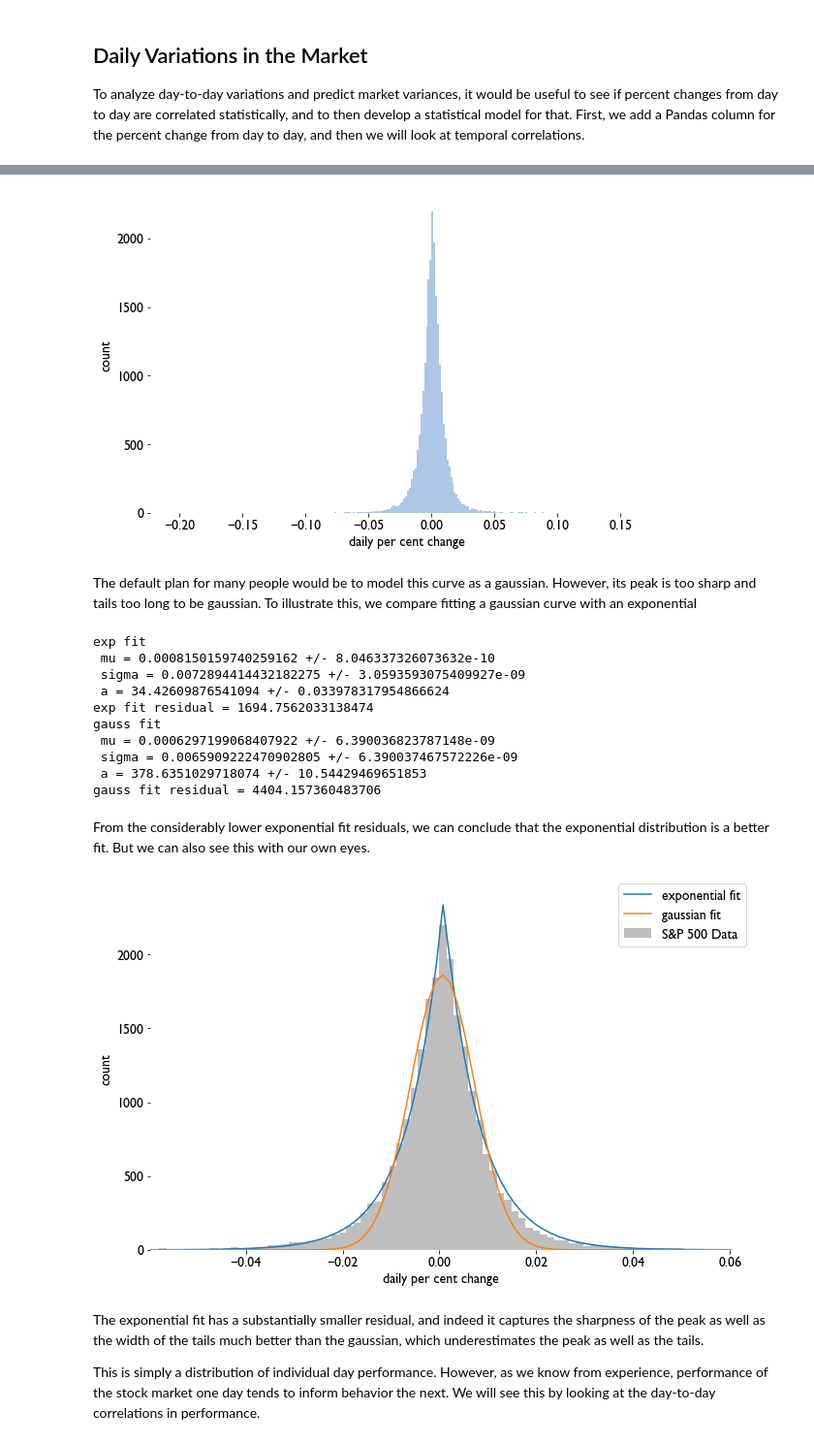
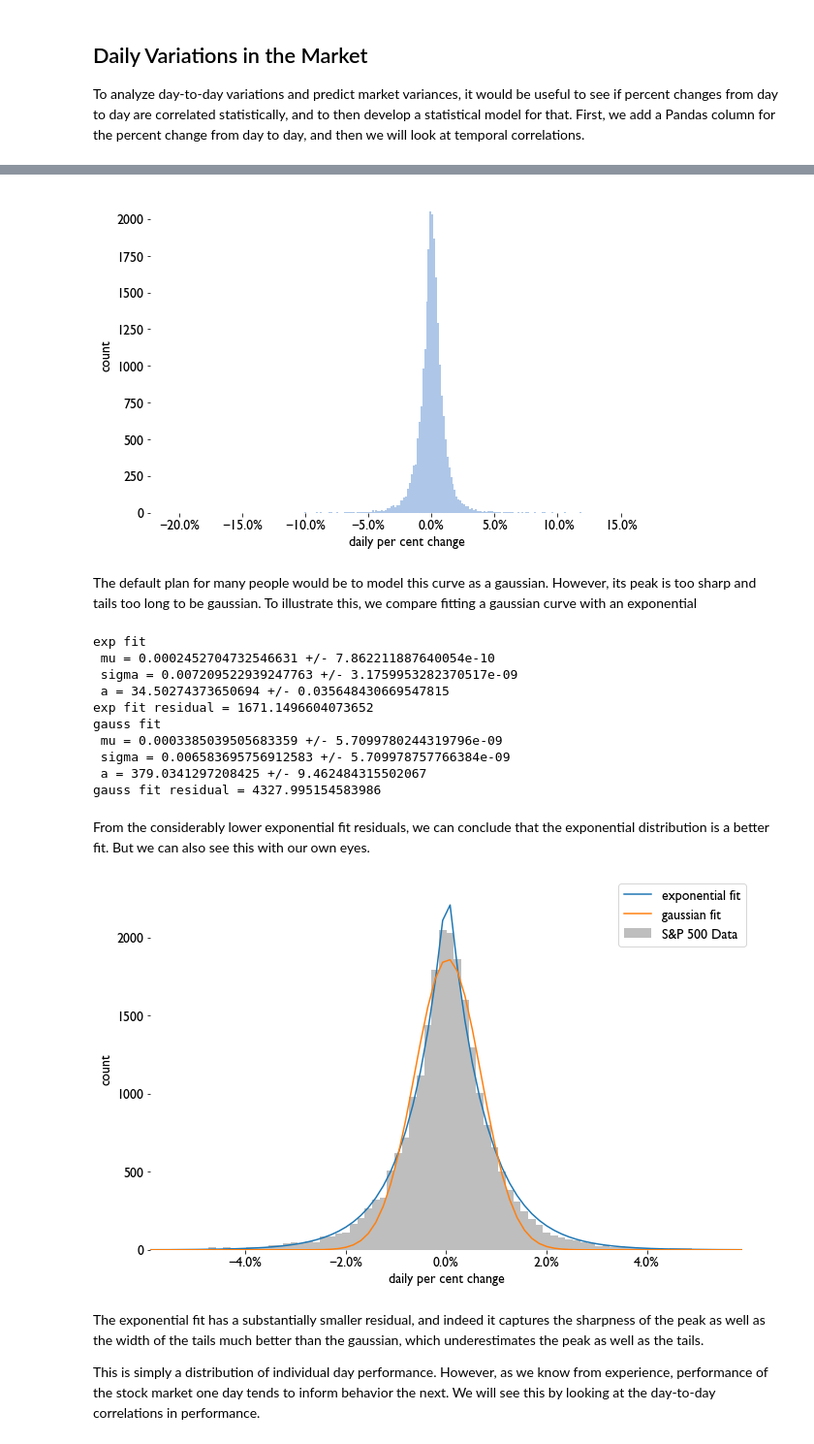
Before and after one commit to sdwebb/sp500_random_walk, a Jupyter notebook: notebooks/sp500_projection_model.ipynb, the cells around one changed output, grey strips where cells are left out. Shown at 97% size. Drawn from its saved outputs; the diff is of its cells as text; code cells hidden in the pictures.

```diff
--- a/notebooks/sp500_projection_model.ipynb
+++ b/notebooks/sp500_projection_model.ipynb
@@ -333,7 +334,7 @@ To forecast the fluctuations, we need to build a model of the statistics of thos
 To analyze day-to-day variations and predict market variances, it would be useful to see if percent changes from day to day are correlated statistically, and to then develop a statistical model for that. First, we add a Pandas column for the percent change from day to day, and then we will look at temporal correlations.
 # %%
 # compute percent change day to day, and look at some of the data
-sp500_df['PercentChange'] = sp500_df['Close'].pct_change()
+sp500_df['PercentChange'] = sp500_df['Open_norm'].pct_change()
 
 pc_mean = np.mean(sp500_df.PercentChange)
 pc_std = np.std(sp500_df.PercentChange)
@@ -358,10 +371,11 @@ ax.hist(sp500_df.PercentChange, bins=n_bins, color=tableau20['light_blue'])
 ax.plot()
 ax.set_xlabel(r'daily per cent change')
 ax.set_ylabel(r'count')
+ax.xaxis.set_major_formatter(mpl.ticker.PercentFormatter(1))
 
 fig.show();
 # %% [output]
-[figure, old version]
+[figure, new version]
 # %% [markdown]
 The default plan for many people would be to model this curve as a gaussian. However, its peak is too sharp and tails too long to be gaussian. To illustrate this, we compare fitting a gaussian curve with an exponential
 # %%
@@ -393,33 +407,35 @@ print('gauss fit \n mu = {} +/- {} \n sigma = {} +/- {} \n a = {} +/- {}'.format
 print('gauss fit residual = {}'.format(gauss_residual))
 # %% [output]
 exp fit
- mu = 0.0008150159740259162 +/- 8.046337326073632e-10
- sigma = 0.0072894414432182275 +/- 3.0593593075409927e-09
- a = 34.42609876541094 +/- 0.033978317954866624
-exp fit residual = 1694.7562033138474
+ mu = 0.0002452704732546631 +/- 7.862211887640054e-10
+ sigma = 0.007209522939247763 +/- 3.1759953282370517e-09
+ a = 34.50274373650694 +/- 0.035648430669547815
+exp fit residual = 1671.1496604073652
 gauss fit
- mu = 0.0006297199068407922 +/- 6.390036823787148e-09
- sigma = 0.0065909222470902805 +/- 6.390037467572226e-09
- a = 378.6351029718074 +/- 10.54429469651853
-gauss fit residual = 4404.157360483706
+ mu = 0.0003385039505683359 +/- 5.7099780244319796e-09
+ sigma = 0.006583695756912583 +/- 5.709978757766384e-09
+ a = 379.0341297208425 +/- 9.462484315502067
+gauss fit residual = 4327.995154583986
 # %% [markdown]
 From the considerably lower exponential fit residuals, we can conclude that the exponential distribution is a better fit. But we can also see this with our own eyes.
 # %%
 # plot the relative fits
 fig, ax = plt.subplots()
 ax.bar(bins_c, counts, width=bins[1] - bins[0], alpha=0.5, color='tab:gray', label='S&P 500 Data')
 ax.plot(bins_c, exp_fit_func(bins_c, *popt_exp), c='tab:blue', label='exponential fit')
 ax.plot(bins_c, gauss_fit_func(bins_c, *popt_gauss), c='tab:orange', label='gaussian fit')
 ax.set_xlabel(r'daily per cent change')
 ax.set_ylabel(r'count')
 ax.set_xlim(left=pc_mean-5*pc_std, right=pc_mean+5*pc_std)
+ax.xaxis.set_major_formatter(mpl.ticker.PercentFormatter(1))
+
 
 fig.legend()
 fig.tight_layout()
-fig.savefig('percent_change_fit_comparisons.png', bbox_inches="tight")
+fig.savefig('figs/percent_change_fit_comparisons.png', bbox_inches="tight")
 fig.show();
 # %% [output]
-[figure, old version]
+[figure, new version]
 # %% [markdown]
 The exponential fit has a substantially smaller residual, and indeed it captures the sharpness of the peak as well as the width of the tails much better than the gaussian, which underestimates the peak as well as the tails.
 
```
Also changed, not shown: parts of 20 cells of this notebook.
